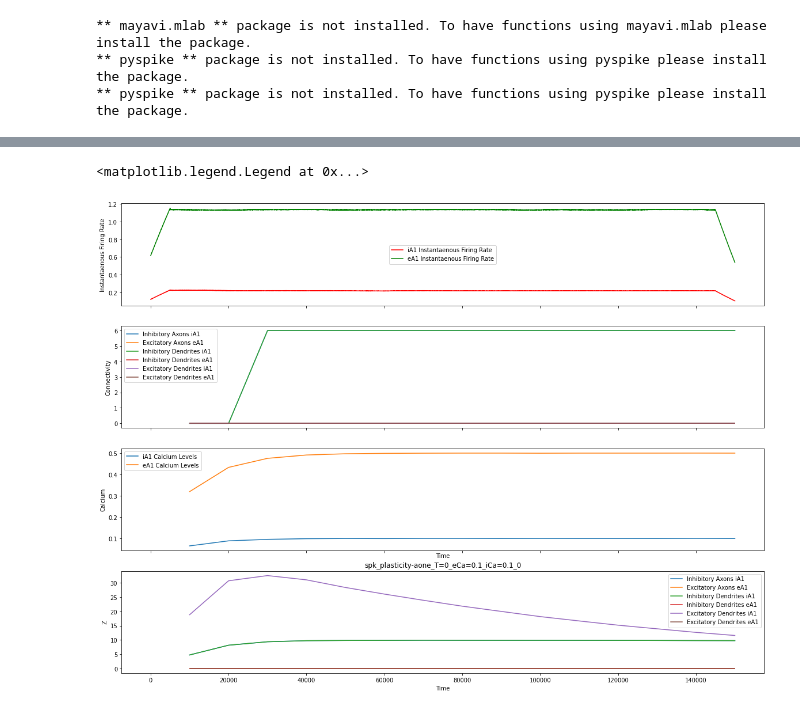
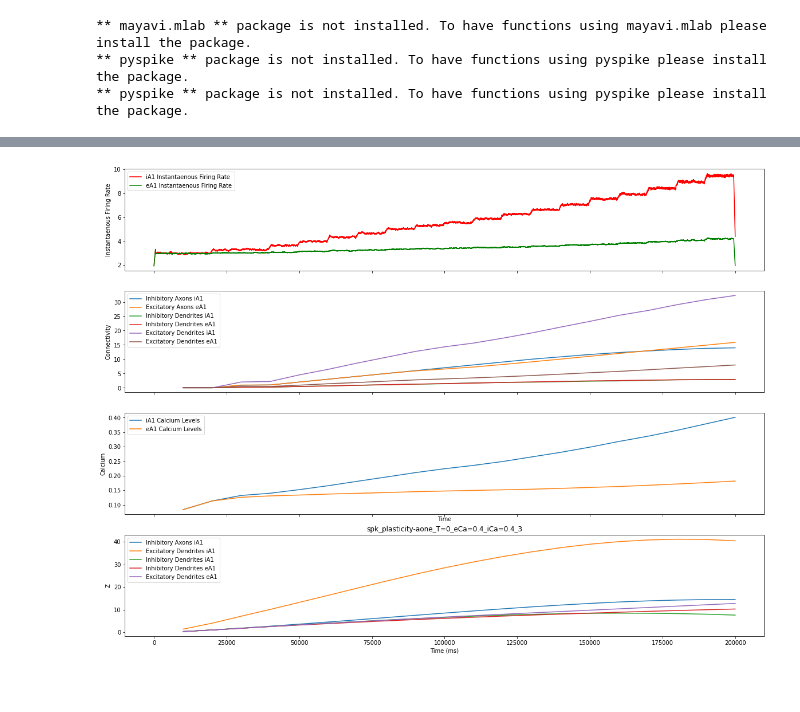
Before and after one commit to 104H/simulenation, a Jupyter notebook: src/plasticity-analysis.ipynb, the cells around one changed output, grey strips where cells are left out. Saved outputs shown, nothing was run; the diff lists cells and outputs as text; code cells hidden in the pictures; blank space fills up the shorter version.

```diff
--- a/src/plasticity-analysis.ipynb
+++ b/src/plasticity-analysis.ipynb
@@ -16,20 +16,20 @@ import sys
 sys.path.append("demyelination/") # we need this to successfully read pickle files
 # %%
 fls = [
-    "spk_plasticity-aone_T=0_eCa=0.1_iCa=0.1_0",
+    "spk_plasticity-aone_T=0_eCa=0.4_iCa=0.4_3",
 ]
 
 pth = "demyelination/data/plasticity-aone/activity/"
 
-l = 150000+1
+l = 200000+1
 recordstep = 10000
 s = recordstep
 
 def smoothedspikes(spikes):
-    tau = 50000
+    tau = 5000
     spikes = spikes.time_slice(0, l)
 
-    kernel = make_simple_kernel('exp', tau=tau, width=10000., height=1./tau, resolution=1.)
+    kernel = make_simple_kernel('exp', tau=tau, width=1000., height=1./tau, resolution=1.)
     axis_, rates = spikes.averaged_instantaneous_rate(resolution=1., kernel=kernel, norm=1000)
 
     return axis_, rates
@@ -88,36 +140,35 @@ axis.set_ylabel("Connectivity")
 axis.legend()
 
 # Calcium
 axis = ax[2]
 
 axis.plot(range(s, l, recordstep), spk.calcium['iA1'], label="iA1 Calcium Levels")
 axis.plot(range(s, l, recordstep), spk.calcium['eA1'], label="eA1 Calcium Levels")
 
 axis.set_ylabel("Calcium")
 axis.legend()
 
 axis.set_xlabel("Time")
 axis.legend()
 
 # Z
 axis = ax[3]
 
 axis.plot(range(s, l, recordstep), spk.connectivity['z']['Axon']['in']['iA1'], label="Inhibitory Axons iA1")
 #axis.plot(range(s, l, recordstep), spk.connectivity['z']['Axon']['in']['eA1'], label="iA1 Connectivity")
 #axis.plot(range(s, l, recordstep), spk.connectivity['z']['Axon']['ex']['iA1'], label="iA1 Connectivity")
-axis.plot(range(s, l, recordstep), spk.connectivity['z']['Axon']['ex']['eA1'], label="Excitatory Axons eA1")
+#axis.plot(range(s, l, recordstep), spk.connectivity['z']['Axon']['ex']['eA1'], label="Excitatory Axons eA1")
+axis.plot(range(s, l, recordstep), spk.connectivity['z']['Den']['ex']['iA1'], label="Excitatory Dendrites iA1")
 axis.plot(range(s, l, recordstep), spk.connectivity['z']['Den']['in']['iA1'], label="Inhibitory Dendrites iA1")
 axis.plot(range(s, l, recordstep), spk.connectivity['z']['Den']['in']['eA1'], label="Inhibitory Dendrites eA1")
-axis.plot(range(s, l, recordstep), spk.connectivity['z']['Den']['ex']['iA1'], label="Excitatory Dendrites iA1")
 axis.plot(range(s, l, recordstep), spk.connectivity['z']['Den']['ex']['eA1'], label="Excitatory Dendrites eA1")
 
 axis.set_ylabel("Z")
 axis.legend()
 
-axis.set_xlabel("Time")
+axis.set_xlabel("Time (ms)")
 axis.legend()
 
-#plt.savefig("/home/pbr-student/Downloads/thesis-plots/plasticity.pdf")
+plt.savefig("/home/pbr-student/Downloads/thesis-plots/plasticity.pdf")
 # %% [output]
-<matplotlib.legend.Legend at 0x...>
-[figure, old version]
+[figure, new version]
```
Also changed, not shown: parts of 2 cells of this notebook, 4 other files.
